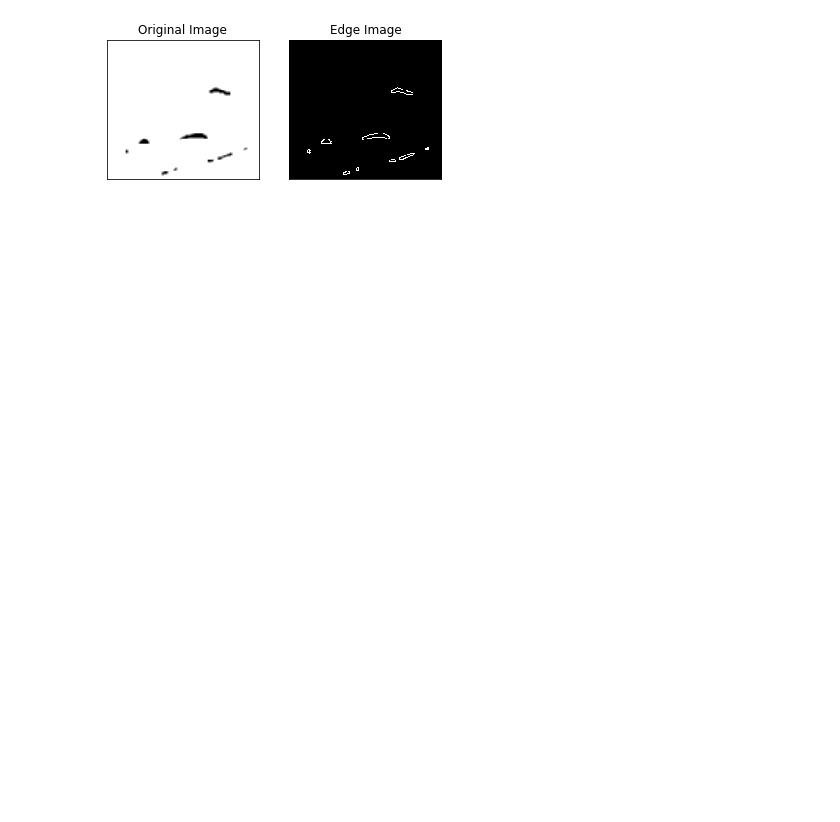
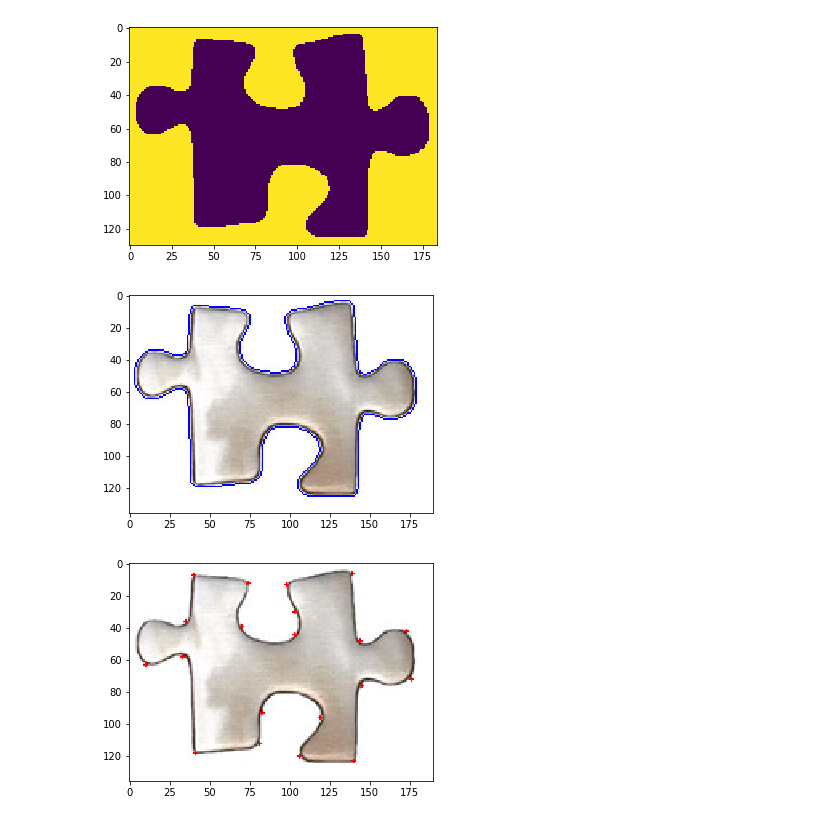
Before and after one commit to Cuauhtechalotl/PuzzleSolver, a Jupyter notebook: PuzzleSolver.ipynb, the cells around one changed output. Saved outputs shown, nothing was run; the diff lists cells and outputs as text; code cells hidden in the pictures; blank space fills up the shorter version.

```diff
--- a/PuzzleSolver.ipynb
+++ b/PuzzleSolver.ipynb
@@ -1,38 +0,0 @@
-# %%
-import numpy as np
-import cv2
-from matplotlib import pyplot as plt
-
-img = cv2.imread("img/teile_first/257.jpg")
-gray = cv2.cvtColor(img,cv2.COLOR_BGR2GRAY)
-
-gray = np.float32(gray)
-dst = cv2.cornerHarris(gray,2,3,0.04)
-dst = cv2.dilate(dst,None)
-ret, dst = cv2.threshold(dst,0.01*dst.max(),255,0)
-dst = np.uint8(dst)
-
-ret, labels, stats, centroids = cv2.connectedComponentsWithStats(dst)
-# define the criteria to stop and refine the corners
-criteria = (cv2.TERM_CRITERIA_EPS + cv2.TERM_CRITERIA_MAX_ITER, 100, 0.001)
-corners = cv2.cornerSubPix(gray,np.float32(centroids),(5,5),(-1,-1),criteria)
-# Now draw them
-res = np.hstack((centroids,corners))
-res = np.int0(res)
-img[res[:,1],res[:,0]]=[0,0,255]
-img[res[:,3],res[:,2]] = [0,255,0]
-cv2.imwrite('dst.png',img)
-
-gray   = cv2.cvtColor(img, cv2.COLOR_BGR2GRAY)
-gray   = cv2.medianBlur(gray, ksize=5)
-thresh = cv2.threshold(gray, 100, 255, cv2.THRESH_BINARY)[1]
-thresh = cv2.blur(thresh, ksize=(3, 3))
-
-edges = cv2.Canny(thresh,150,200)
-plt.subplot(121),plt.imshow(thresh,cmap = 'gray')
-plt.title('Original Image'), plt.xticks(    []), plt.yticks([])
-plt.subplot(122),plt.imshow(edges,cmap = 'gray')
-plt.title('Edge Image'), plt.xticks([]), plt.yticks([])
-plt.show()
-# %% [output]
-[figure, removed]
@@ -38,0 +61,8 @@ plt.show()
+# %%
+#for x in range(1,1008):
+#    analyzePicture(x)
+analyzePicture(1)
+# %% [output]
+[figure, added]
+[figure, added]
+[figure, added]
```
Also changed, not shown: parts of 1 cell of this notebook, 1 other file.
